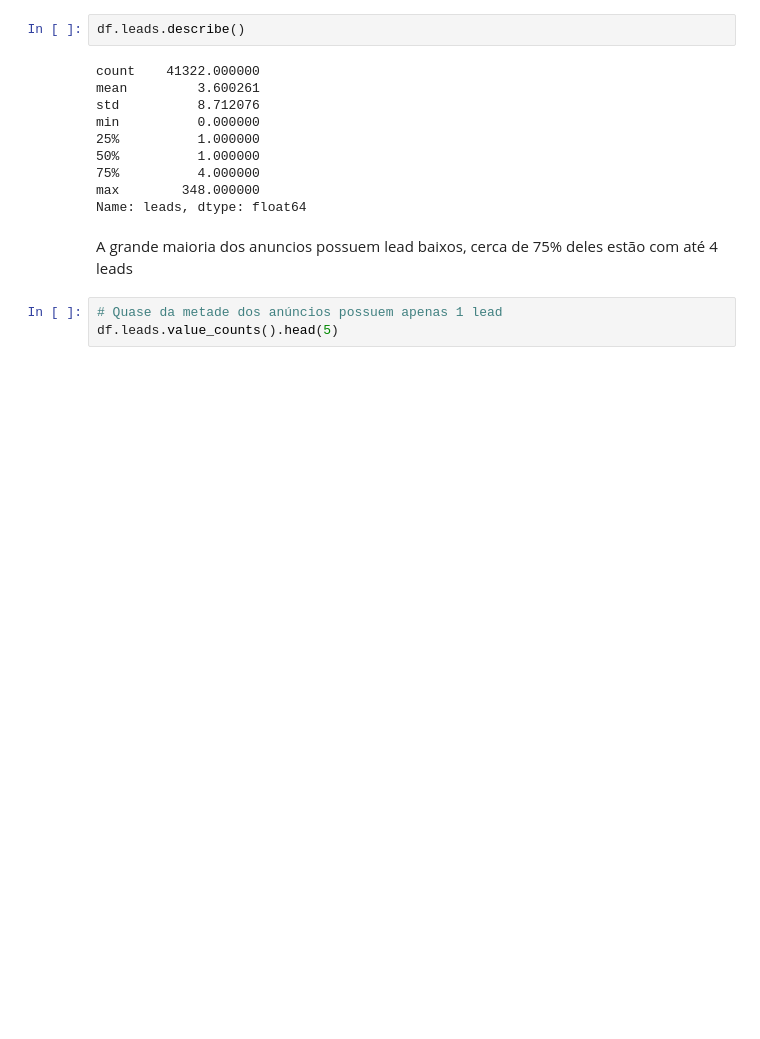
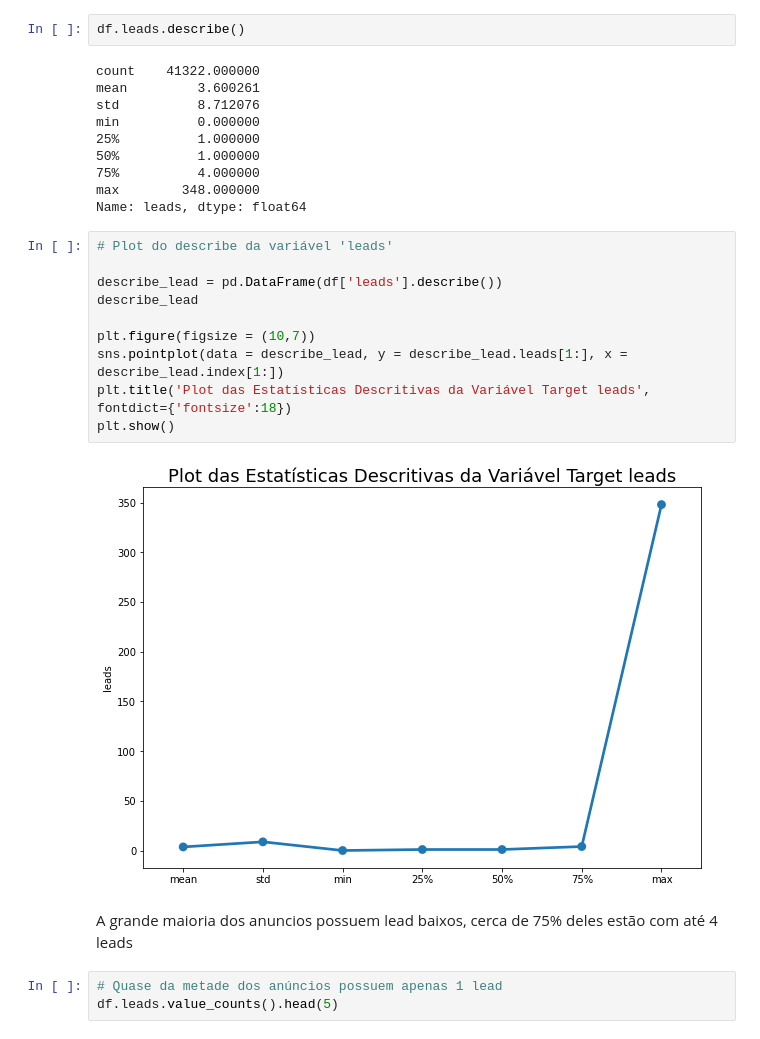
Before and after one commit to rafajovelho/Case1, a Jupyter notebook: Case-GCBInvestimentosipynb.ipynb, the cells around one changed output. Drawn from its saved outputs; the diff is of its cells as text; blank space fills up the shorter version.

```diff
--- a/Case-GCBInvestimentosipynb.ipynb
+++ b/Case-GCBInvestimentosipynb.ipynb
@@ -186,6 +186,18 @@ min          0.000000
 75%          4.000000
 max        348.000000
 Name: leads, dtype: float64
+# %%
+# Plot do describe da variável 'leads'
+
+describe_lead = pd.DataFrame(df['leads'].describe())
+describe_lead
+
+plt.figure(figsize = (10,7))
+sns.pointplot(data = describe_lead, y = describe_lead.leads[1:], x = describe_lead.index[1:])
+plt.title('Plot das Estatísticas Descritivas da Variável Target leads', fontdict={'fontsize':18})
+plt.show()
+# %% [output]
+[figure, added]
 # %% [markdown]
 A grande maioria dos anuncios possuem lead baixos, cerca de 75% deles estão com até 4 leads
 # %%
```
Also changed, not shown: parts of 20 cells of this notebook.
